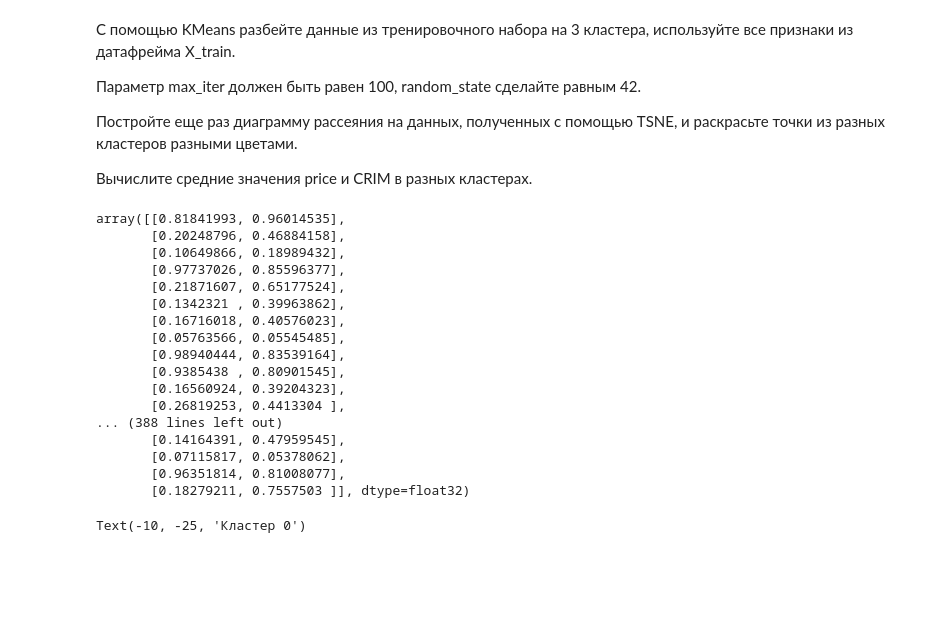
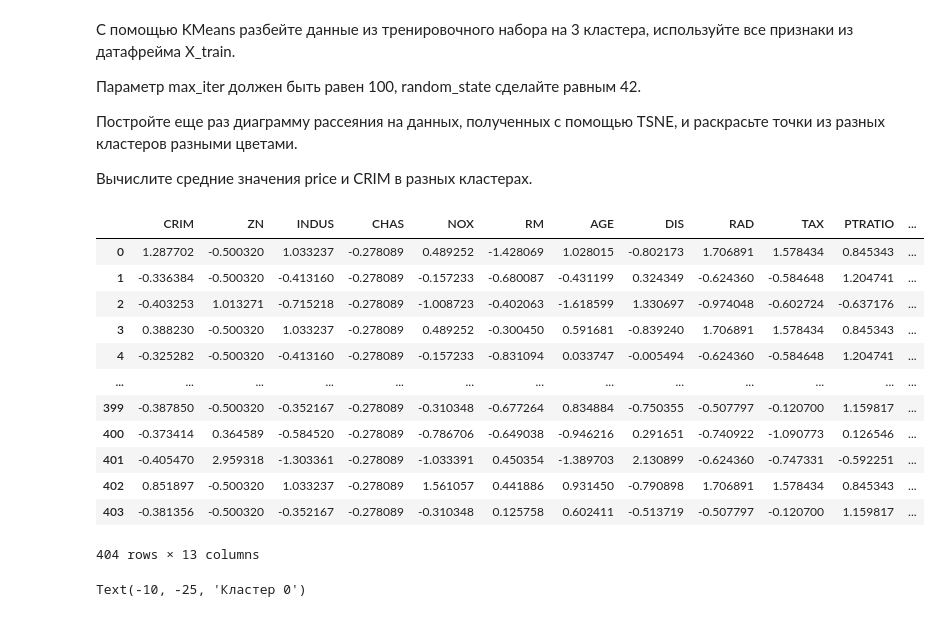
Before and after one commit to magadmmmv/PyDSLibs, a Jupyter notebook: Lesson 8 Обучение без учителя.ipynb, the cells around one changed output. Cells and saved outputs as stored; diff of their text form; code cells hidden in the pictures; blank space fills up the shorter version.

```diff
--- a/Lesson 8 Обучение без учителя.ipynb
+++ b/Lesson 8 Обучение без учителя.ipynb
@@ -87,20 +76,0 @@ X_train_tsne_scaled = scaler.fit_transform(X_train_tsne)
-# %%
-X_train_tsne_scaled
-# %% [output]
-array([[0.81841993, 0.96014535],
-       [0.20248796, 0.46884158],
-       [0.10649866, 0.18989432],
-       [0.97737026, 0.85596377],
-       [0.21871607, 0.65177524],
-       [0.1342321 , 0.39963862],
-       [0.16716018, 0.40576023],
-       [0.05763566, 0.05545485],
-       [0.98940444, 0.83539164],
-       [0.9385438 , 0.80901545],
-       [0.16560924, 0.39204323],
-       [0.26819253, 0.4413304 ],
-... (388 lines left out)
-       [0.14164391, 0.47959545],
-       [0.07115817, 0.05378062],
-       [0.96351814, 0.81008077],
-       [0.18279211, 0.7557503 ]], dtype=float32)
@@ -109 +77,18 @@ X_train_tsne_scaled = pd.DataFrame(X_train_tsne_scaled, columns = ['x', 'y'])
+# %%
+X_train_scaled = pd.DataFrame(X_train_scaled, columns = feature_names)
+X_train_scaled
+# %% [output]
+|  | CRIM | ZN | INDUS | CHAS | NOX | RM | AGE | DIS | RAD | TAX | PTRATIO | ... |
+| 0 | 1.287702 | -0.500320 | 1.033237 | -0.278089 | 0.489252 | -1.428069 | 1.028015 | -0.802173 | 1.706891 | 1.578434 | 0.845343 | ... |
+| 1 | -0.336384 | -0.500320 | -0.413160 | -0.278089 | -0.157233 | -0.680087 | -0.431199 | 0.324349 | -0.624360 | -0.584648 | 1.204741 | ... |
+| 2 | -0.403253 | 1.013271 | -0.715218 | -0.278089 | -1.008723 | -0.402063 | -1.618599 | 1.330697 | -0.974048 | -0.602724 | -0.637176 | ... |
+| 3 | 0.388230 | -0.500320 | 1.033237 | -0.278089 | 0.489252 | -0.300450 | 0.591681 | -0.839240 | 1.706891 | 1.578434 | 0.845343 | ... |
+| 4 | -0.325282 | -0.500320 | -0.413160 | -0.278089 | -0.157233 | -0.831094 | 0.033747 | -0.005494 | -0.624360 | -0.584648 | 1.204741 | ... |
+| ... | ... | ... | ... | ... | ... | ... | ... | ... | ... | ... | ... | ... |
+| 399 | -0.387850 | -0.500320 | -0.352167 | -0.278089 | -0.310348 | -0.677264 | 0.834884 | -0.750355 | -0.507797 | -0.120700 | 1.159817 | ... |
+| 400 | -0.373414 | 0.364589 | -0.584520 | -0.278089 | -0.786706 | -0.649038 | -0.946216 | 0.291651 | -0.740922 | -1.090773 | 0.126546 | ... |
+| 401 | -0.405470 | 2.959318 | -1.303361 | -0.278089 | -1.033391 | 0.450354 | -1.389703 | 2.130899 | -0.624360 | -0.747331 | -0.592251 | ... |
+| 402 | 0.851897 | -0.500320 | 1.033237 | -0.278089 | 1.561057 | 0.441886 | 0.931450 | -0.790898 | 1.706891 | 1.578434 | 0.845343 | ... |
+| 403 | -0.381356 | -0.500320 | -0.352167 | -0.278089 | -0.310348 | 0.125758 | 0.602411 | -0.513719 | -0.507797 | -0.120700 | 1.159817 | ... |
+404 rows × 13 columns
 # %%
```
Also changed, not shown: parts of 21 cells of this notebook.
